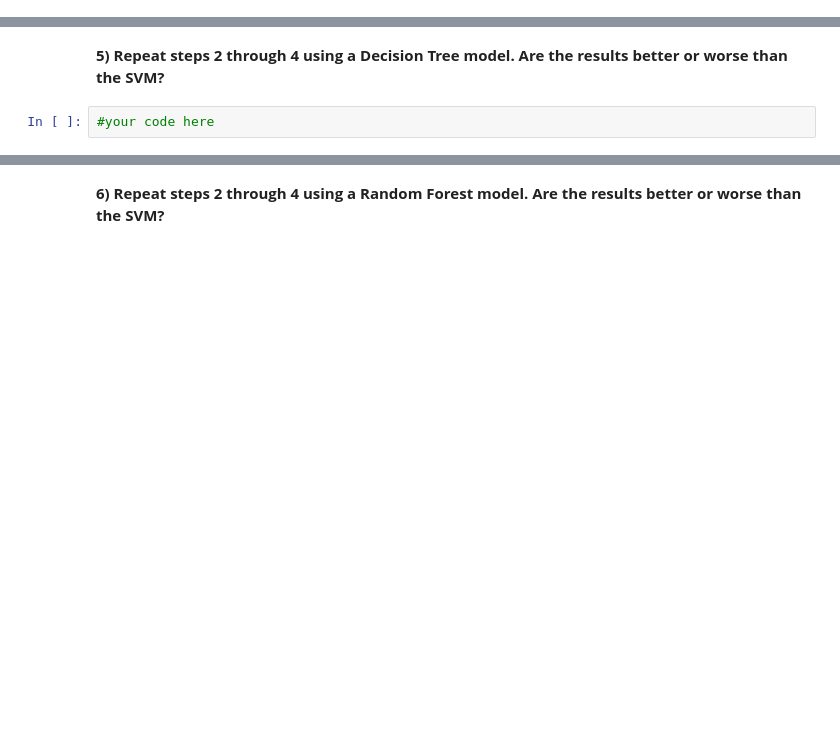
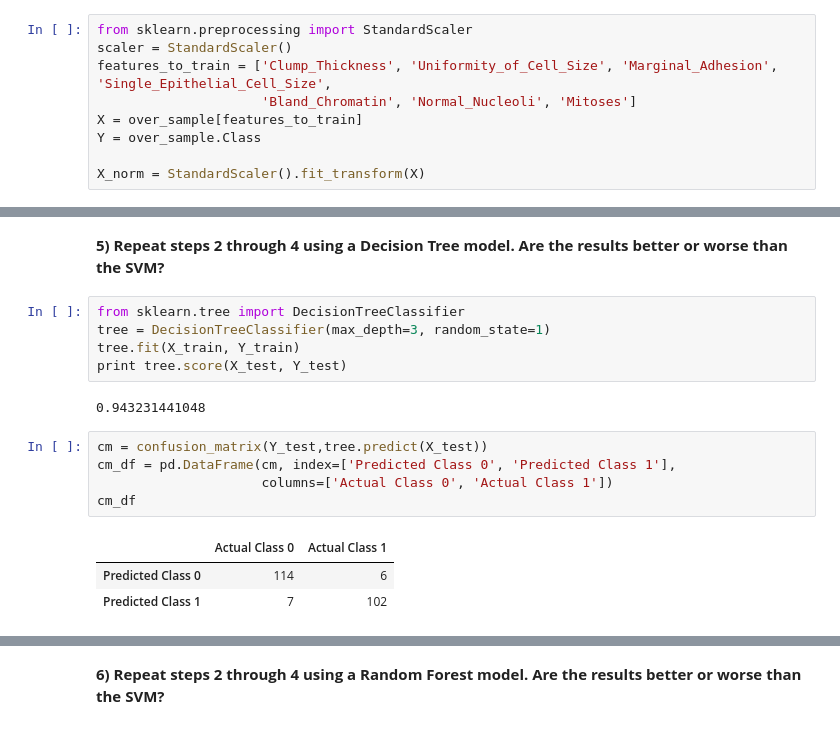
Before and after one commit to hallr/DAT_SF_19, a Jupyter notebook: hw-assignments/DAT19-HW4-Assignment.ipynb, the cells around one changed output, grey strips where cells are left out. Drawn from its saved outputs; the diff is of its cells as text; blank space fills up the shorter version.

```diff
--- a/hw-assignments/DAT19-HW4-Assignment.ipynb
+++ b/hw-assignments/DAT19-HW4-Assignment.ipynb
@@ -48,2 +76,11 @@ print len(over_sample)
+# %%
+from sklearn.preprocessing import StandardScaler
+scaler = StandardScaler()
+features_to_train = ['Clump_Thickness', 'Uniformity_of_Cell_Size', 'Marginal_Adhesion', 'Single_Epithelial_Cell_Size',
+                     'Bland_Chromatin', 'Normal_Nucleoli', 'Mitoses']
+X = over_sample[features_to_train]
+Y = over_sample.Class
+
+X_norm = StandardScaler().fit_transform(X)
 # %% [markdown]
 **3) Train a linear SVM, using the cross validated accuracy as the score (use the scikit-learn method).**
@@ -56,4 +147,18 @@ print len(over_sample)
 # %% [markdown]
 **5) Repeat steps 2 through 4 using a Decision Tree model. Are the results better or worse than the SVM?**
-# %%
-#your code here
+# %%
+from sklearn.tree import DecisionTreeClassifier
+tree = DecisionTreeClassifier(max_depth=3, random_state=1)
+tree.fit(X_train, Y_train)
+print tree.score(X_test, Y_test)
+# %% [output]
+0.943231441048
+# %%
+cm = confusion_matrix(Y_test,tree.predict(X_test))
+cm_df = pd.DataFrame(cm, index=['Predicted Class 0', 'Predicted Class 1'],
+                     columns=['Actual Class 0', 'Actual Class 1'])
+cm_df
+# %% [output]
+|  | Actual Class 0 | Actual Class 1 |
+| Predicted Class 0 | 114 | 6 |
+| Predicted Class 1 | 7 | 102 |
```
Also changed, not shown: parts of 22 cells of this notebook, 4 other files.
